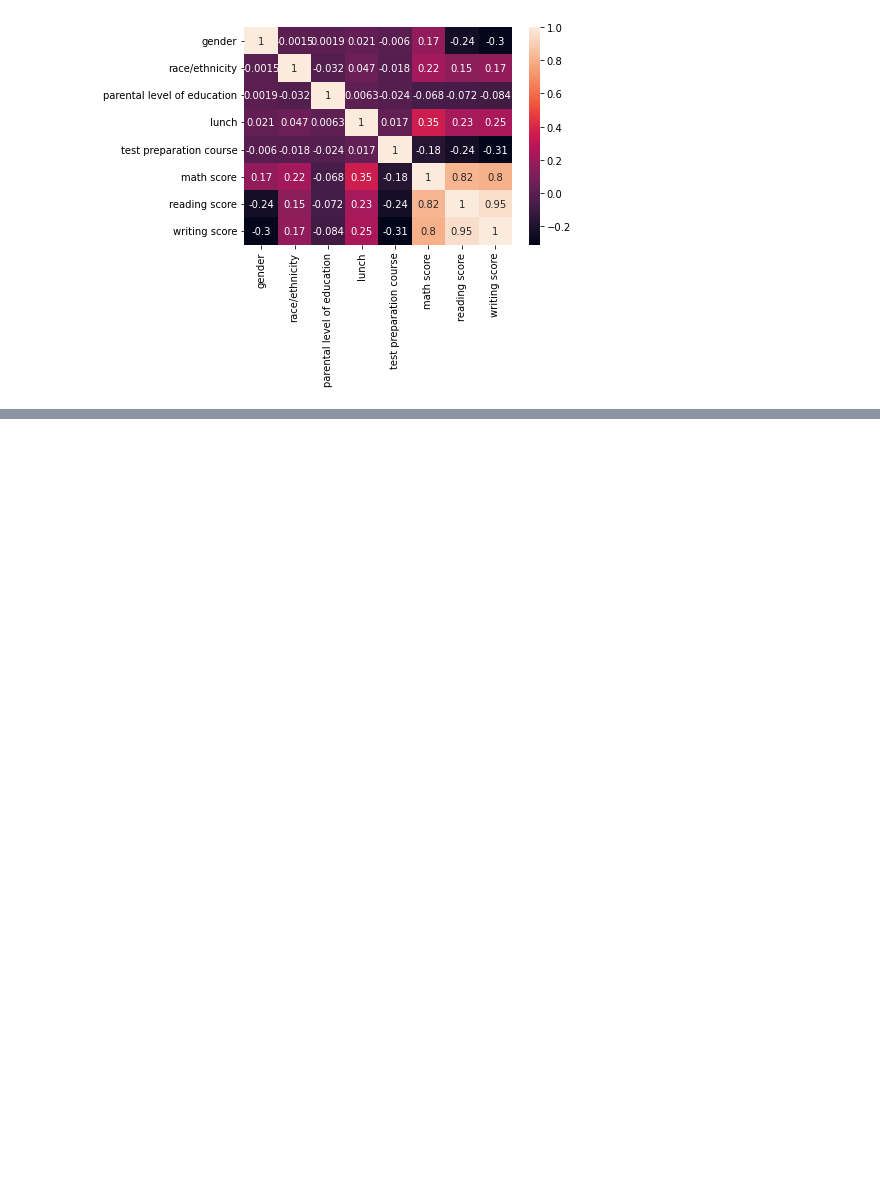
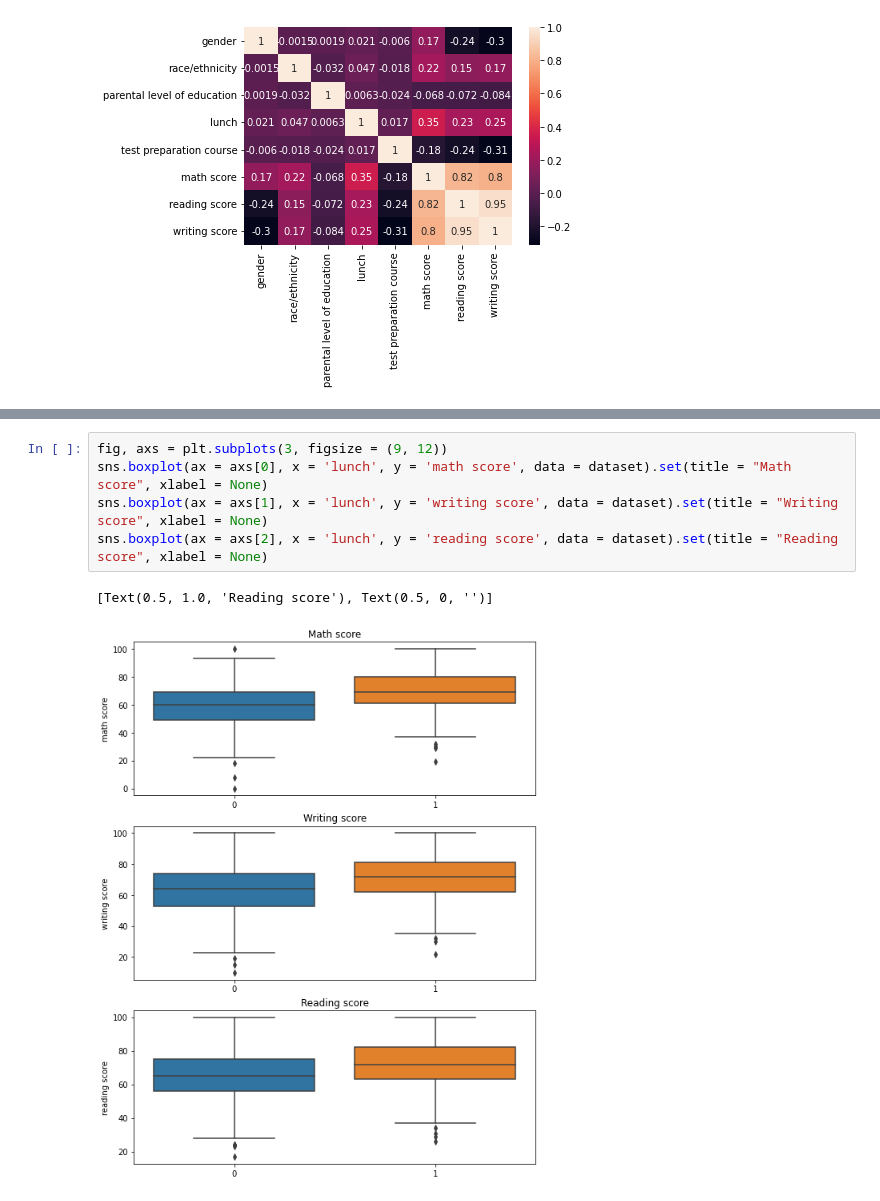
Before and after one commit to VidWantsToDevelop/Kaggle_Solutions, a Jupyter notebook: Datasets_for_analysis/StudentsPerformance/SP_analysis.ipynb, the cells around one changed output, grey strips where cells are left out. Cells and saved outputs as stored; diff of their text form; blank space fills up the shorter version.

```diff
--- a/Datasets_for_analysis/StudentsPerformance/SP_analysis.ipynb
+++ b/Datasets_for_analysis/StudentsPerformance/SP_analysis.ipynb
@@ -67,0 +74,8 @@ plt.show()
+# %%
+fig, axs = plt.subplots(3, figsize = (9, 12))
+sns.boxplot(ax = axs[0], x = 'lunch', y = 'math score', data = dataset).set(title = "Math score", xlabel = None)
+sns.boxplot(ax = axs[1], x = 'lunch', y = 'writing score', data = dataset).set(title = "Writing score", xlabel = None)
+sns.boxplot(ax = axs[2], x = 'lunch', y = 'reading score', data = dataset).set(title = "Reading score", xlabel = None)
+# %% [output]
+[Text(0.5, 1.0, 'Reading score'), Text(0.5, 0, '')]
+[figure, added]
```
Also changed, not shown: parts of 3 cells of this notebook, 1 other file.
